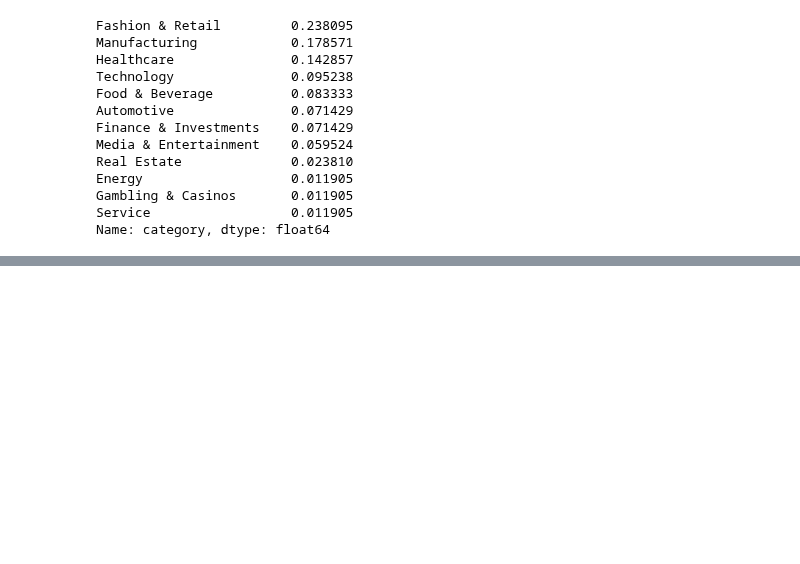
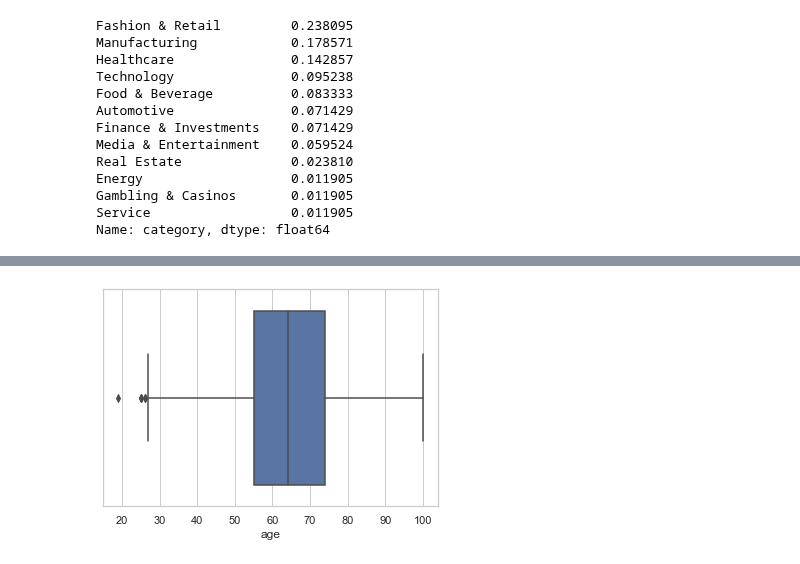
Before and after one commit to abdullahcayde/Trainings, a Jupyter notebook: Data_Preprocessing/forbes_2022.ipynb, the cells around one changed output, grey strips where cells are left out. Saved outputs shown, nothing was run; the diff lists cells and outputs as text; code cells hidden in the pictures; blank space fills up the shorter version.

```diff
--- a/Data_Preprocessing/forbes_2022.ipynb
+++ b/Data_Preprocessing/forbes_2022.ipynb
@@ -196,0 +228,4 @@ Name: category, dtype: float64
+# %%
+sns.boxplot(x= 'age', data= df);
+# %% [output]
+[figure, added]
```
Also changed, not shown: parts of 7 cells of this notebook.
